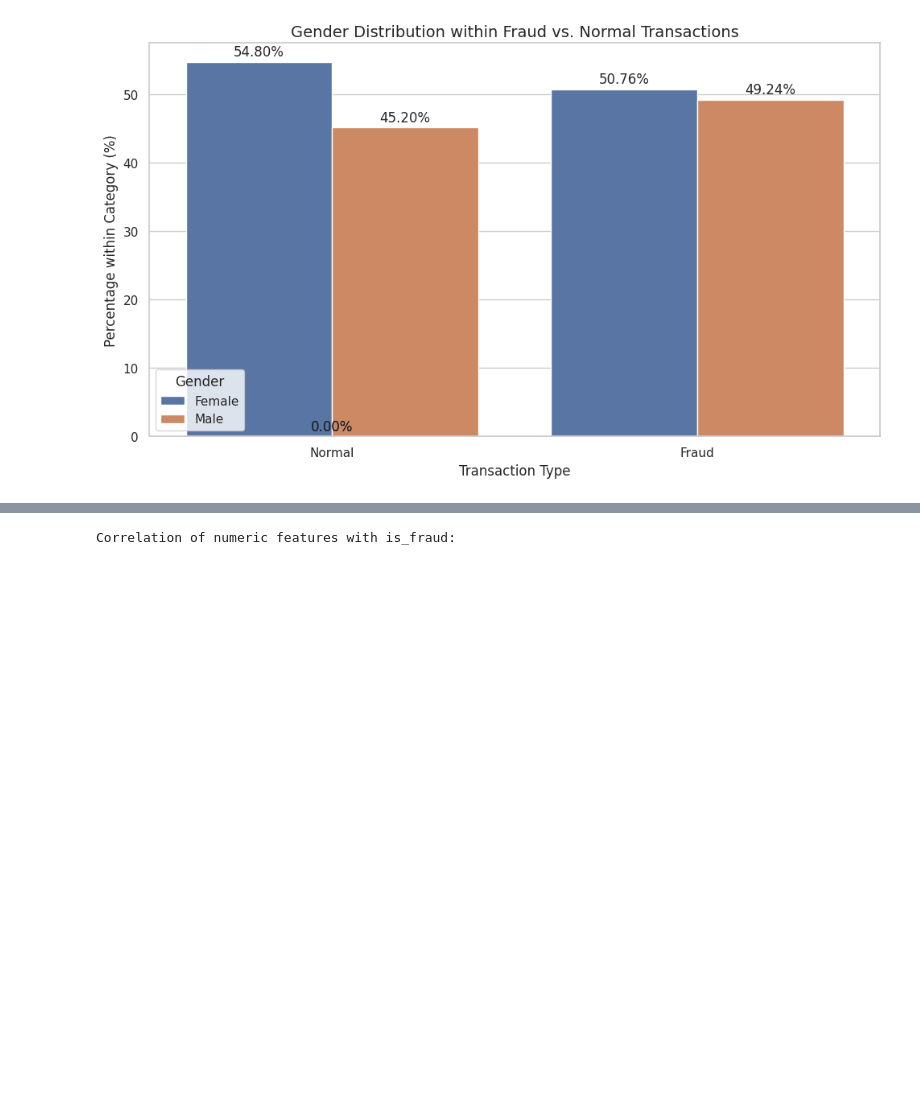
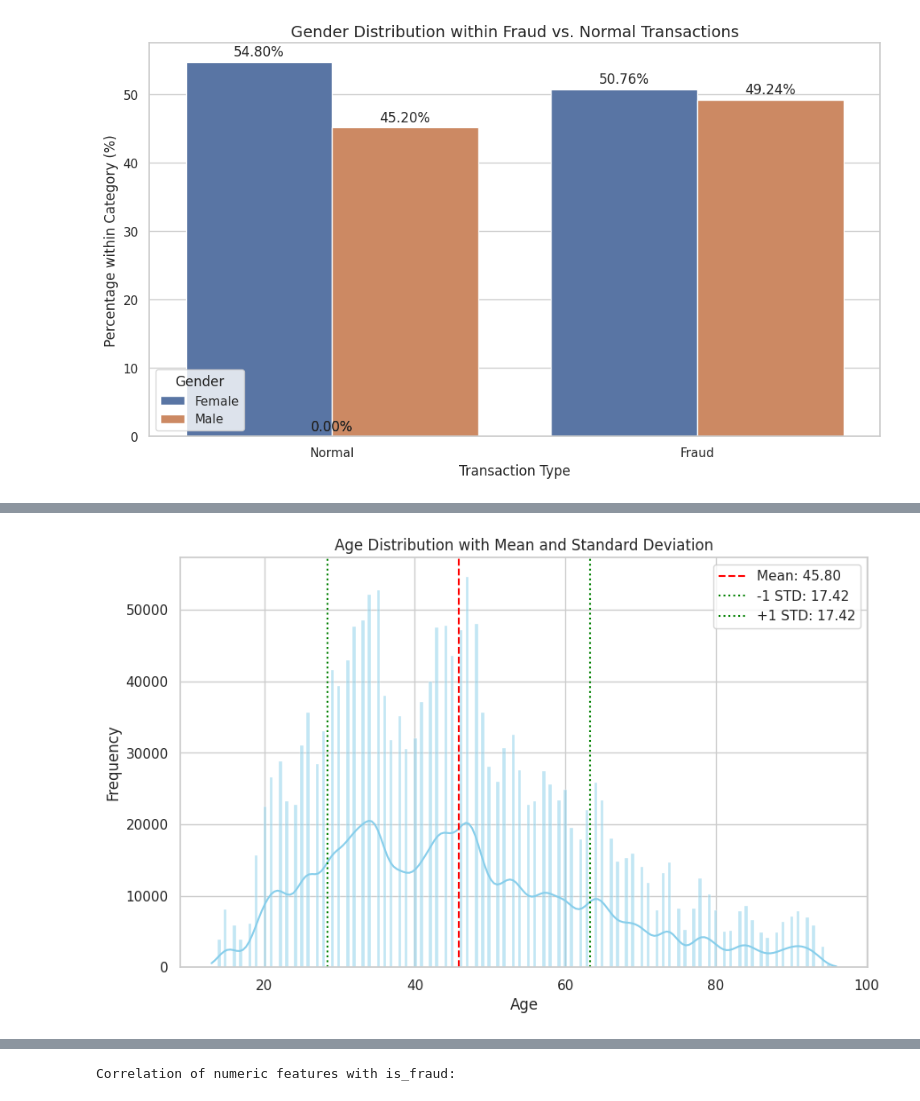
Before and after one commit to danieligelnik/CCFraudProject, a Jupyter notebook: DS_project.ipynb, the cells around one changed output, grey strips where cells are left out. Saved outputs shown, nothing was run; the diff lists cells and outputs as text; code cells hidden in the pictures; blank space fills up the shorter version.

Commit message:
Adding age column, convertion of all get_dummies columns to intergers. Another copy of data set without non relevant columns such as geo location.

```diff
--- a/DS_project.ipynb
+++ b/DS_project.ipynb
@@ -537,3 +547,12 @@ plt.tight_layout()
 plt.show()
 # %% [output]
 [figure]
+# %%
+# Identify boolean columns
+bool_cols = df_cards.select_dtypes(include=['bool']).columns
+
+# Transform boolean columns to integer (1 for True, 0 for False)
+df_cards[bool_cols] = df_cards[bool_cols].astype(int)
+
+print(f"Transformed columns: {list(bool_cols)}")
+display(df_cards[bool_cols].head())
@@ -539,0 +567,12 @@ plt.show()
+# %%
+# Convert dob to datetime if it's not already
+df_cards['dob'] = pd.to_datetime(df_cards['dob'])
+
+# Calculate age: (Transaction Date - Date of Birth)
+# We use the total days divided by 365.25 to account for leap years
+df_cards['age'] = (df_cards['trans_date_trans_time'] - df_cards['dob']).dt.days // 365
+
+print("Age column created. Statistical summary of age:")
+pd.set_option('display.float_format', lambda x: '%2f' %x)
+display(df_cards['age'].describe())
+display(df_cards[['dob', 'trans_date_trans_time', 'age']].head())
@@ -539,0 +597,23 @@ plt.show()
+# %%
+import matplotlib.pyplot as plt
+import seaborn as sns
+
+# Calculate statistics
+mean_age = df_cards['age'].mean()
+std_age = df_cards['age'].std()
+
+plt.figure(figsize=(10, 6))
+sns.histplot(df_cards['age'], kde=True, color='skyblue')
+
+# Add lines for mean and standard deviation
+plt.axvline(mean_age, color='red', linestyle='--', label=f'Mean: {mean_age:.2f}')
+plt.axvline(mean_age - std_age, color='green', linestyle=':', label=f'-1 STD: {std_age:.2f}')
+plt.axvline(mean_age + std_age, color='green', linestyle=':', label=f'+1 STD: {std_age:.2f}')
+
+plt.title('Age Distribution with Mean and Standard Deviation')
+plt.xlabel('Age')
+plt.ylabel('Frequency')
+plt.legend()
+plt.show()
+# %% [output]
+[figure, added]
```
Also changed, not shown: parts of 10 cells of this notebook.
